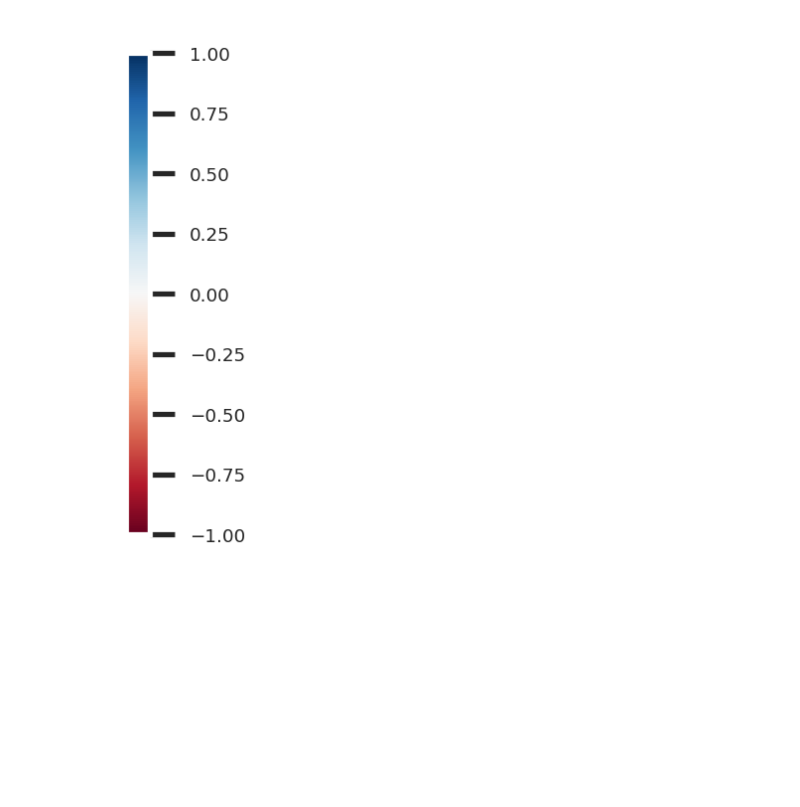
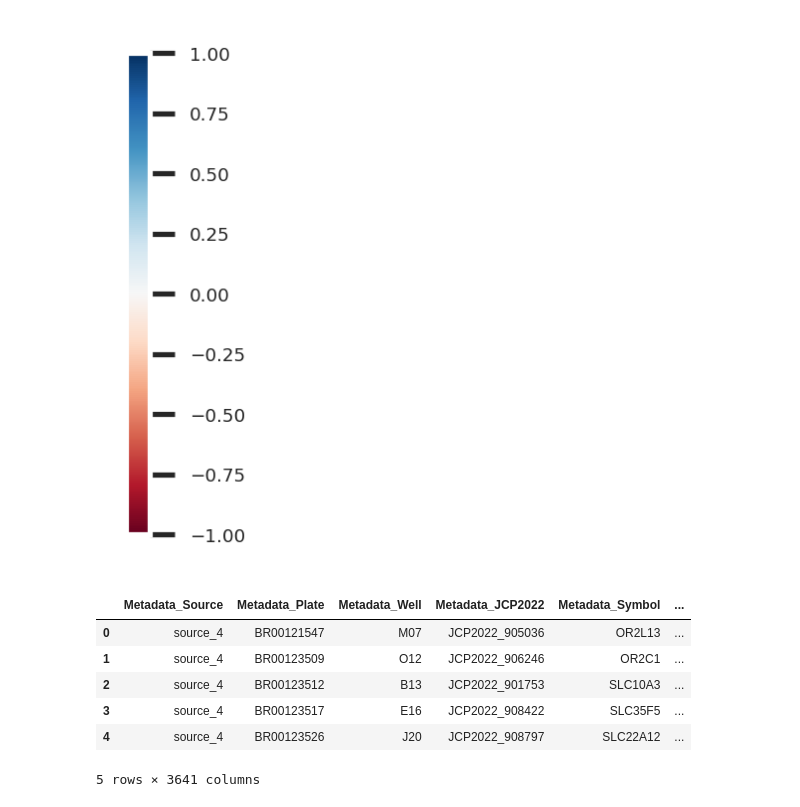
Before and after one commit to jump-cellpainting/2024_Chandrasekaran_Morphmap, a Jupyter notebook: 07.compute-cosine-similarities/06.check-SLC-OR-connections.ipynb, the cells around one changed output. Saved outputs shown, nothing was run; the diff lists cells and outputs as text; code cells hidden in the pictures; blank space fills up the shorter version.

```diff
--- a/07.compute-cosine-similarities/06.check-SLC-OR-connections.ipynb
+++ b/07.compute-cosine-similarities/06.check-SLC-OR-connections.ipynb
@@ -226,3 +227,26 @@ plt.savefig("figures/slc_or_colorbar.png", dpi=300)
 plt.savefig("figures/slc_or_colorbar.svg", dpi=300)
 # %% [output]
 [figure]
+# %%
+orf_metadata_df = pd.read_csv(
+    "../00.download-and-process-annotations/output/orf_metadata.tsv.gz",
+    sep="\t",
+    usecols=["Metadata_JCP2022", "Metadata_Symbol"],
+)
+
+orf_profiles_with_feature_names_df = utils.consensus(
+    pd.read_parquet("../profiles/profiles_wellpos_cc_var_mad_outlier_orf.parquet")
+    .merge(orf_metadata_df, on="Metadata_JCP2022", how="inner")
+    .query('Metadata_Symbol in @orf_genes'),
+    "Metadata_JCP2022",
+)
+
+orf_profiles_with_feature_names_df.head()
+# %% [output]
+|  | Metadata_Source | Metadata_Plate | Metadata_Well | Metadata_JCP2022 | Metadata_Symbol | ... |
+| 0 | source_4 | BR00121547 | M07 | JCP2022_905036 | OR2L13 | ... |
+| 1 | source_4 | BR00123509 | O12 | JCP2022_906246 | OR2C1 | ... |
+| 2 | source_4 | BR00123512 | B13 | JCP2022_901753 | SLC10A3 | ... |
+| 3 | source_4 | BR00123517 | E16 | JCP2022_908422 | SLC35F5 | ... |
+| 4 | source_4 | BR00123526 | J20 | JCP2022_908797 | SLC22A12 | ... |
+5 rows × 3641 columns
```
Also changed, not shown: parts of 9 cells of this notebook, 11 other files.
